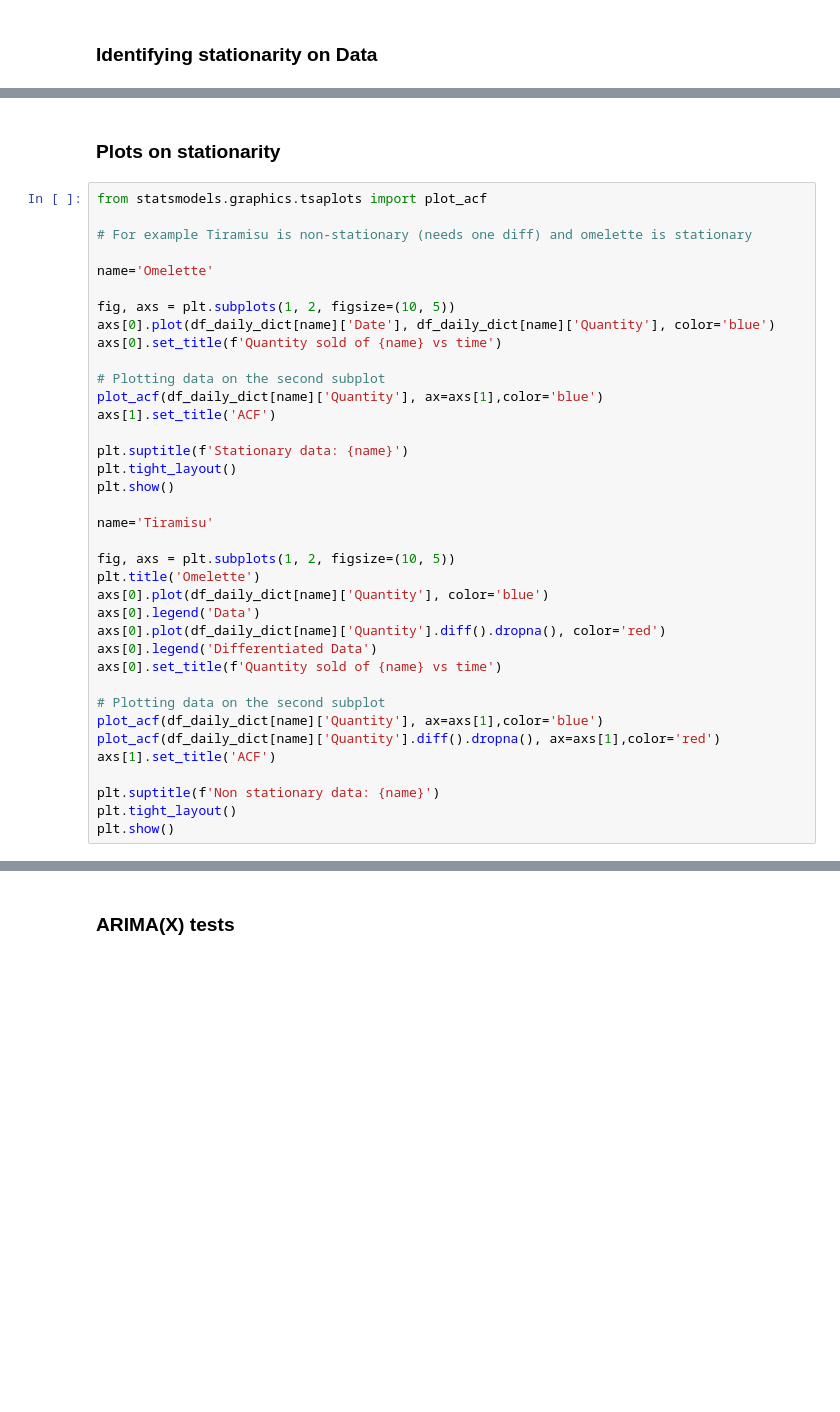
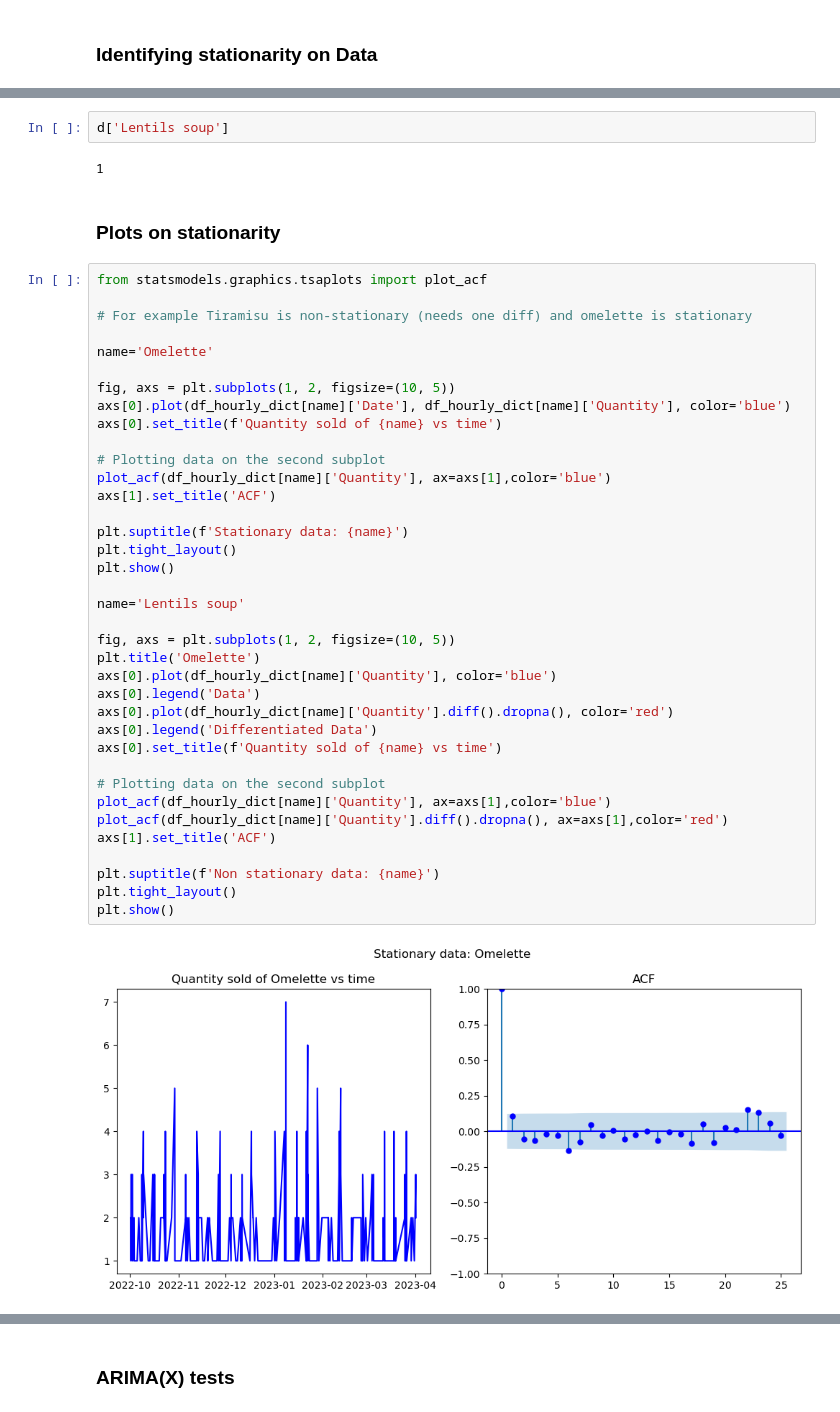
Before and after one commit to evaristo-va/restaurants-project, a Jupyter notebook: Final-project-restaurants_new.ipynb, the cells around one changed output, grey strips where cells are left out. Drawn from its saved outputs; the diff is of its cells as text; blank space fills up the shorter version.

```diff
--- a/Final-project-restaurants_new.ipynb
+++ b/Final-project-restaurants_new.ipynb
@@ -407,40 +433,46 @@ for category in categories:
         d[category]=n
+# %%
+d['Lentils soup']
+# %% [output]
+1
 # %% [markdown]
 ### Plots on stationarity
 # %%
 from statsmodels.graphics.tsaplots import plot_acf
 
 # For example Tiramisu is non-stationary (needs one diff) and omelette is stationary
 
 name='Omelette'
 
 fig, axs = plt.subplots(1, 2, figsize=(10, 5))
-axs[0].plot(df_daily_dict[name]['Date'], df_daily_dict[name]['Quantity'], color='blue')
+axs[0].plot(df_hourly_dict[name]['Date'], df_hourly_dict[name]['Quantity'], color='blue')
 axs[0].set_title(f'Quantity sold of {name} vs time')
 
 # Plotting data on the second subplot
-plot_acf(df_daily_dict[name]['Quantity'], ax=axs[1],color='blue')
+plot_acf(df_hourly_dict[name]['Quantity'], ax=axs[1],color='blue')
 axs[1].set_title('ACF')
 
 plt.suptitle(f'Stationary data: {name}')
 plt.tight_layout()
 plt.show()
 
-name='Tiramisu'
+name='Lentils soup'
 
 fig, axs = plt.subplots(1, 2, figsize=(10, 5))
 plt.title('Omelette')
-axs[0].plot(df_daily_dict[name]['Quantity'], color='blue')
+axs[0].plot(df_hourly_dict[name]['Quantity'], color='blue')
 axs[0].legend('Data')
-axs[0].plot(df_daily_dict[name]['Quantity'].diff().dropna(), color='red')
+axs[0].plot(df_hourly_dict[name]['Quantity'].diff().dropna(), color='red')
 axs[0].legend('Differentiated Data')
 axs[0].set_title(f'Quantity sold of {name} vs time')
 
 # Plotting data on the second subplot
-plot_acf(df_daily_dict[name]['Quantity'], ax=axs[1],color='blue')
-plot_acf(df_daily_dict[name]['Quantity'].diff().dropna(), ax=axs[1],color='red')
+plot_acf(df_hourly_dict[name]['Quantity'], ax=axs[1],color='blue')
+plot_acf(df_hourly_dict[name]['Quantity'].diff().dropna(), ax=axs[1],color='red')
 axs[1].set_title('ACF')
 
 plt.suptitle(f'Non stationary data: {name}')
 plt.tight_layout()
 plt.show()
+# %% [output]
+[figure, added]
```
Also changed, not shown: parts of 10 cells of this notebook.
